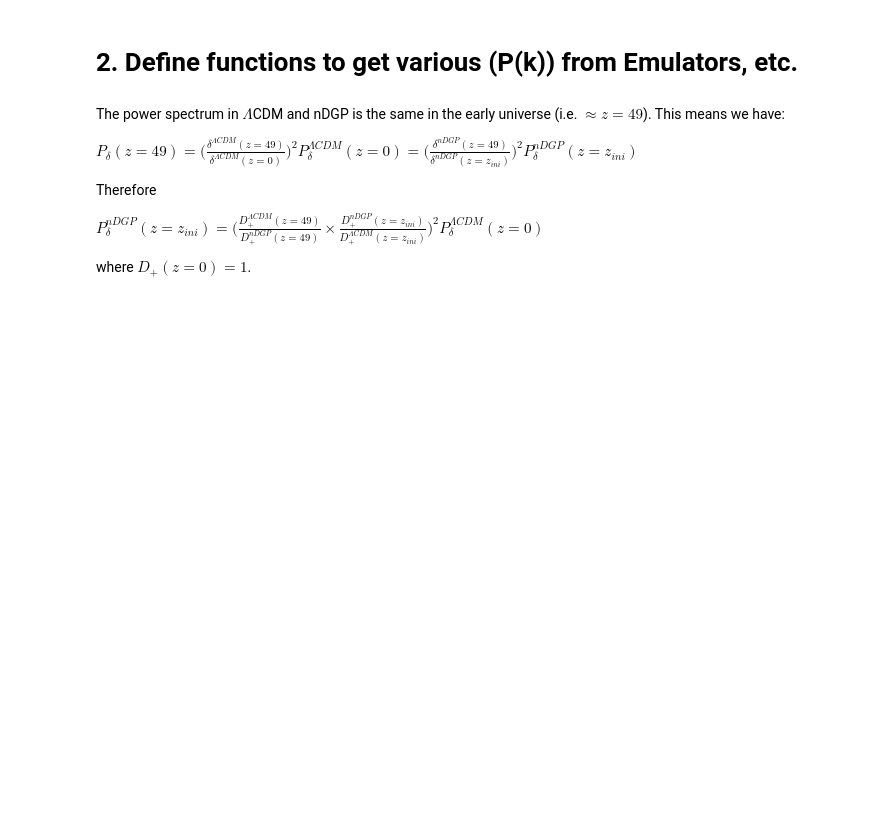
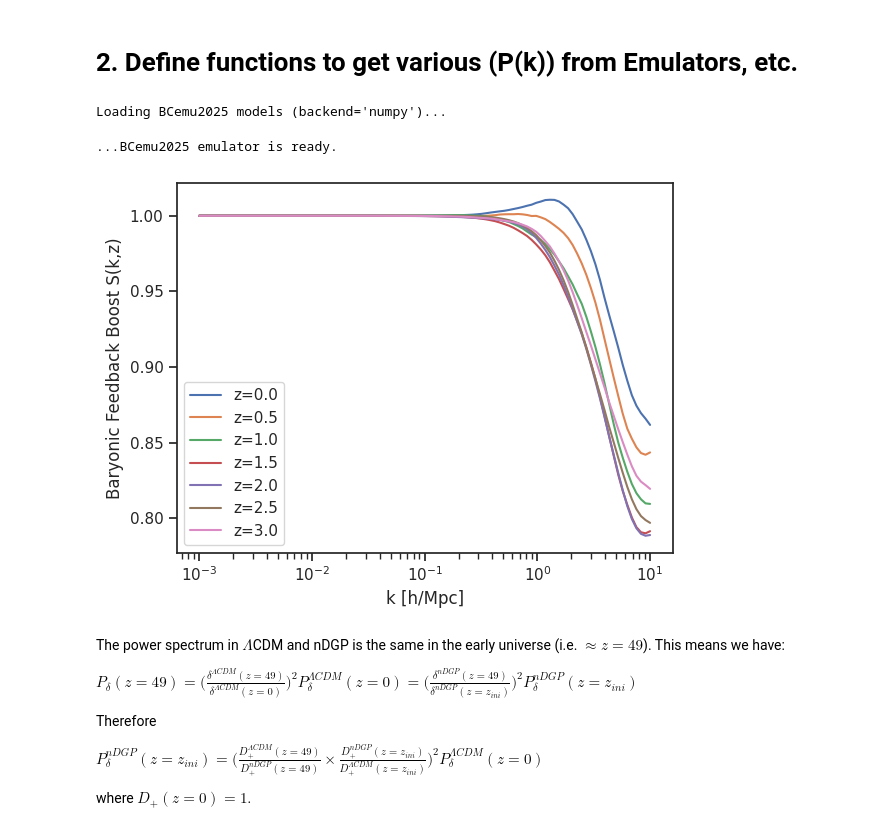
Before and after one commit to CarolaZano/CubicGalileon_Forecasts, a Jupyter notebook: RunMCMC_3x2ptfsigma8-CuGal-Final-ECOSMOG.ipynb, the cells around one changed output. Drawn from its saved outputs; the diff is of its cells as text; code cells hidden in the pictures; blank space fills up the shorter version.

```diff
--- a/RunMCMC_3x2ptfsigma8-CuGal-Final-ECOSMOG.ipynb
+++ b/RunMCMC_3x2ptfsigma8-CuGal-Final-ECOSMOG.ipynb
@@ -481,3 +499,42 @@ Text(0, 0.5, '$\\mu^{CuGal}$')
 # %% [markdown]
 # 2. Define functions to get various (P(k)) from Emulators, etc.
+# %%
+# define function for Baryonic feedback boost
+
+import BCemu
+
+bfcemu = BCemu.BCemu2025()
+
+def Baryonic_feedback_boost(cosmo, k,a):
+    Ob, Om = cosmo["Omega_b"], cosmo["Omega_m"]
+    bcmdict = {
+        'Theta_co': 0.3,
+        'log10Mc':  13.1,
+        'mu':       1.0,
+        'delta':    6.0,
+        'eta':      0.10,
+        'deta':     0.22,
+        'Nstar':    0.028,
+        'fb':       Ob / Om,
+    }
+
+    k_emu, S = bfcemu.get_boost(bcmdict, z=1/a - 1)
+    S_interp = np.interp(k, k_emu, S)
+    return S_interp
+# %% [output]
+Loading BCemu2025 models (backend='numpy')...
+...BCemu2025 emulator is ready.
+# %%
+# plot baryonic feedback boost for different redshifts
+k_test = np.logspace(-3, 1, 100)
+for z in [0.0, 0.5, 1.0, 1.5, 2.0, 2.5, 3.0]:
+    a = 1/(1+z)
+    S = Baryonic_feedback_boost(cosmo_testing, k_test, a)
+    plt.semilogx(k_test, S, label=f'z={z}')
+plt.xlabel('k [h/Mpc]')
+plt.ylabel('Baryonic Feedback Boost S(k,z)')
+plt.legend()
+plt.show()
+# %% [output]
+[figure, added]
 # %%
```
Also changed, not shown: parts of 19 cells of this notebook, 1 other file.
